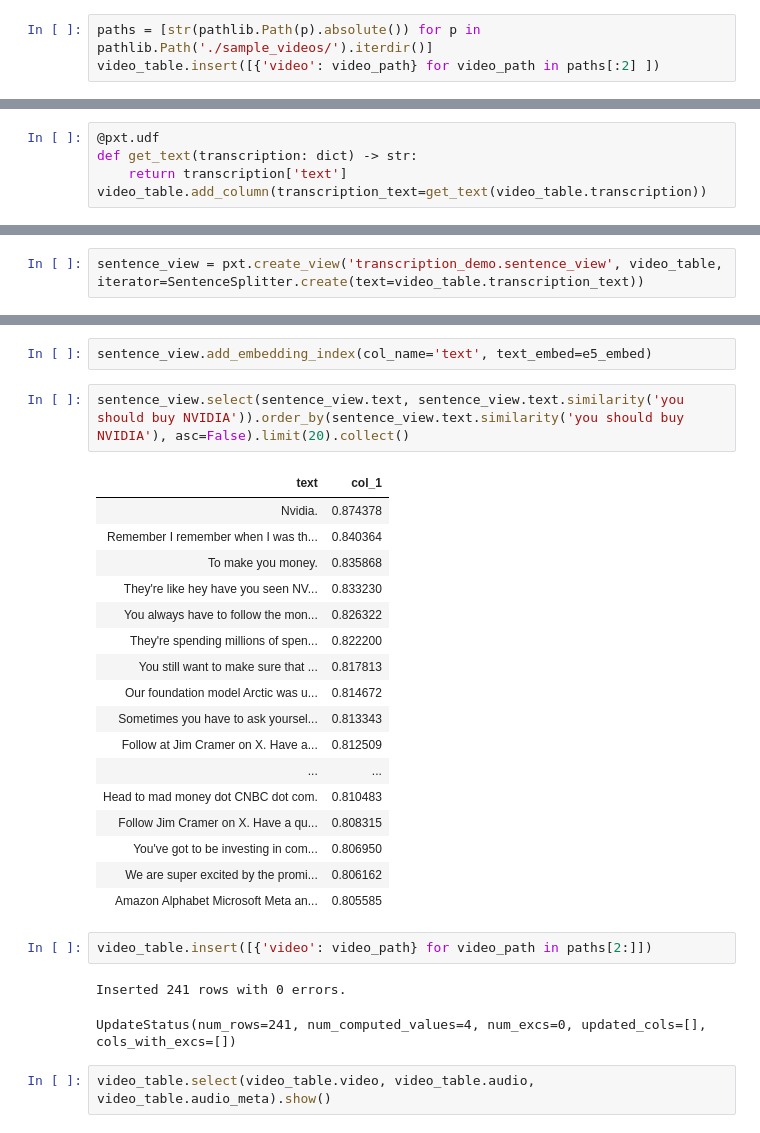
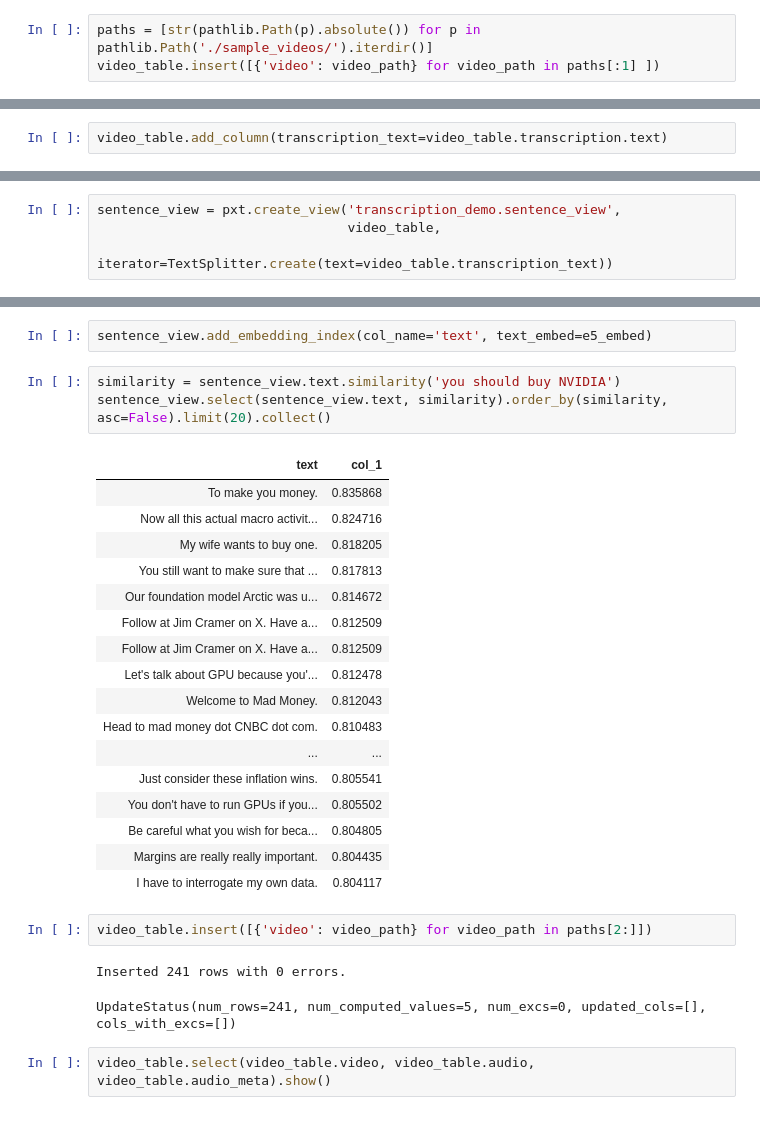
Before and after one commit to orm011/pixeltable, a Jupyter notebook: docs/drafts/whisper_demo/whisper_demo.ipynb, the cells around one changed output, grey strips where cells are left out. Cells and saved outputs as stored; diff of their text form.

```diff
--- a/docs/drafts/whisper_demo/whisper_demo.ipynb
+++ b/docs/drafts/whisper_demo/whisper_demo.ipynb
@@ -43,5 +53,5 @@ video_table = pxt.create_table('transcription_demo.video_table', {'video': pxt.V
 Created table `video_table`.
 # %%
 paths = [str(pathlib.Path(p).absolute()) for p in pathlib.Path('./sample_videos/').iterdir()]
-video_table.insert([{'video': video_path} for video_path in paths[:2] ])
+video_table.insert([{'video': video_path} for video_path in paths[:1] ])
 # %% [output]
@@ -86,5 +92,0 @@ video_table.show()
-# %%
-@pxt.udf
-def get_text(transcription: dict) -> str:
-    return transcription['text']
-video_table.add_column(transcription_text=get_text(video_table.transcription))
@@ -95,0 +93,2 @@ from embeddings import SentenceSplitter, e5_embed
+# %%
+video_table.add_column(transcription_text=video_table.transcription.text)
@@ -96,3 +103,5 @@ from embeddings import SentenceSplitter, e5_embed
 # %%
-sentence_view = pxt.create_view('transcription_demo.sentence_view', video_table, iterator=SentenceSplitter.create(text=video_table.transcription_text))
+sentence_view = pxt.create_view('transcription_demo.sentence_view',
+                                video_table,
+                                iterator=TextSplitter.create(text=video_table.transcription_text))
 # %% [output]
@@ -120,30 +124,31 @@ sentence_view.select(sentence_view.pos, sentence_view.text).where(sentence_view.
 # %%
 sentence_view.add_embedding_index(col_name='text', text_embed=e5_embed)
 # %%
-sentence_view.select(sentence_view.text, sentence_view.text.similarity('you should buy NVIDIA')).order_by(sentence_view.text.similarity('you should buy NVIDIA'), asc=False).limit(20).collect()
+similarity = sentence_view.text.similarity('you should buy NVIDIA')
+sentence_view.select(sentence_view.text, similarity).order_by(similarity, asc=False).limit(20).collect()
 # %% [output]
 | text | col_1 |
-| Nvidia. | 0.874378 |
-| Remember I remember when I was th... | 0.840364 |
 | To make you money. | 0.835868 |
-| They're like hey have you seen NV... | 0.833230 |
-| You always have to follow the mon... | 0.826322 |
-| They're spending millions of spen... | 0.822200 |
+| Now all this actual macro activit... | 0.824716 |
+| My wife wants to buy one. | 0.818205 |
 | You still want to make sure that ... | 0.817813 |
 | Our foundation model Arctic was u... | 0.814672 |
-| Sometimes you have to ask yoursel... | 0.813343 |
 | Follow at Jim Cramer on X. Have a... | 0.812509 |
+| Follow at Jim Cramer on X. Have a... | 0.812509 |
+| Let's talk about GPU because you'... | 0.812478 |
+| Welcome to Mad Money. | 0.812043 |
+| Head to mad money dot CNBC dot com. | 0.810483 |
 | ... | ... |
-| Head to mad money dot CNBC dot com. | 0.810483 |
-| Follow Jim Cramer on X. Have a qu... | 0.808315 |
-| You've got to be investing in com... | 0.806950 |
-| We are super excited by the promi... | 0.806162 |
-| Amazon Alphabet Microsoft Meta an... | 0.805585 |
+| Just consider these inflation wins. | 0.805541 |
+| You don't have to run GPUs if you... | 0.805502 |
+| Be careful what you wish for beca... | 0.804805 |
+| Margins are really really important. | 0.804435 |
+| I have to interrogate my own data. | 0.804117 |
 # %%
 video_table.insert([{'video': video_path} for video_path in paths[2:]])
 # %% [output]
 Inserted 241 rows with 0 errors.
-UpdateStatus(num_rows=241, num_computed_values=4, num_excs=0, updated_cols=[], cols_with_excs=[])
+UpdateStatus(num_rows=241, num_computed_values=5, num_excs=0, updated_cols=[], cols_with_excs=[])
 # %%
 video_table.select(video_table.video, video_table.audio, video_table.audio_meta).show()
 # %% [output]
```
Also changed, not shown: parts of 16 cells of this notebook, 1 other file.
